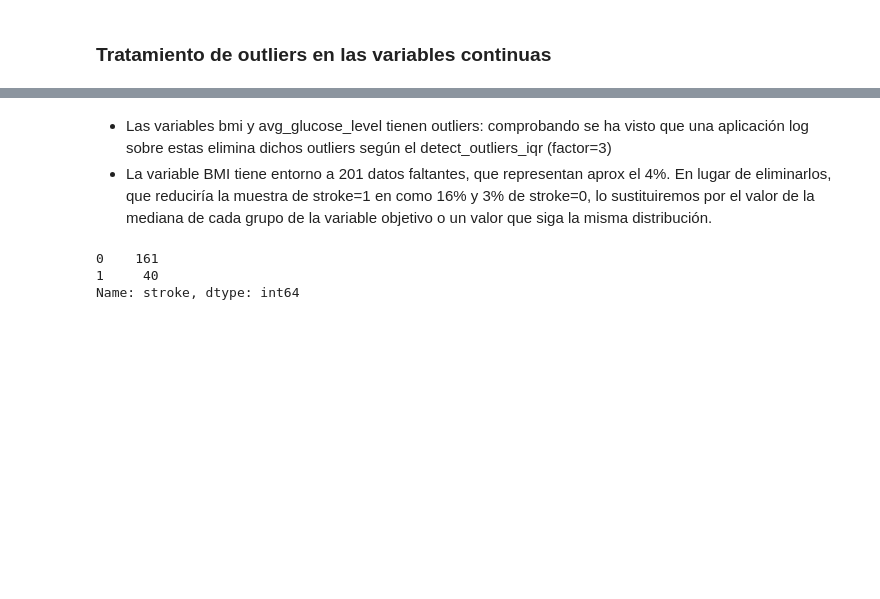
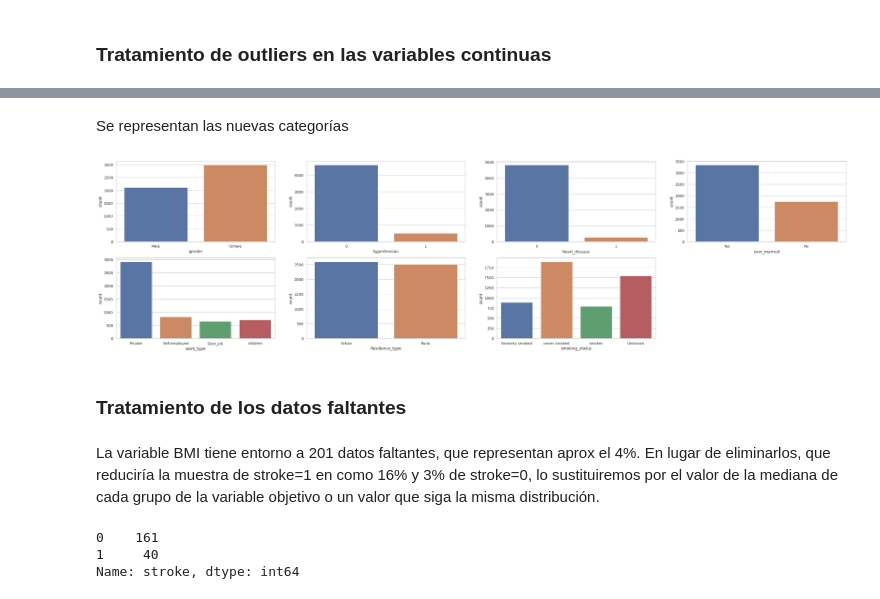
Before and after one commit to sumitkumarjethani/Stroke-Prediction, a Jupyter notebook: exploratory-data-analysis.ipynb, the cells around one changed output, grey strips where cells are left out. Saved outputs shown, nothing was run; the diff lists cells and outputs as text; code cells hidden in the pictures; blank space fills up the shorter version.

```diff
--- a/exploratory-data-analysis.ipynb
+++ b/exploratory-data-analysis.ipynb
@@ -262,0 +301,7 @@ KruskalResult(statistic=15.087653240803583, pvalue=0.00010263237377217099)
+# %%
+categorical_vars = ['gender', 'hypertension', 'heart_disease', 'ever_married', 'work_type', 'Residence_type', 'smoking_status']
+# %%
+for var in categorical_vars:
+    print("VARIABLE", var)
+    print(stroke_df[var].value_counts())
+    print("-"*100)
@@ -262,0 +328,3 @@ KruskalResult(statistic=15.087653240803583, pvalue=0.00010263237377217099)
+# %%
+stroke_df = stroke_df[stroke_df.gender != 'Other'].reset_index(drop=True)
+stroke_df.shape
@@ -263,4 +367,17 @@ KruskalResult(statistic=15.087653240803583, pvalue=0.00010263237377217099)
+# %%
+stroke_df.work_type.replace('Never_worked', 'children', inplace=True)
+# %% [markdown]
+Se representan las nuevas categorías
+# %%
+fig, axes = plt.subplots(nrows=2, ncols=4, figsize=(40, 10))
+fig.delaxes(axes[1,3])
+
+for n, var in enumerate(categorical_vars):
+    sns.countplot(data = stroke_df, x=var, ax=axes[n//4][n%4])
+# %% [output]
+[figure, added]
+# %% [markdown]
+### Tratamiento de los datos faltantes
 # %% [markdown]
-- Las variables bmi y avg_glucose_level tienen outliers: comprobando se ha visto que una aplicación log sobre estas elimina dichos outliers según el detect_outliers_iqr (factor=3)
-- La variable BMI tiene entorno a 201 datos faltantes, que representan aprox el 4%. En lugar de eliminarlos, que reduciría la muestra de stroke=1 en como 16% y 3% de stroke=0, lo sustituiremos por el valor de la mediana de cada grupo de la variable objetivo o un valor que siga la misma distribución.
+La variable BMI tiene entorno a 201 datos faltantes, que representan aprox el 4%. En lugar de eliminarlos, que reduciría la muestra de stroke=1 en como 16% y 3% de stroke=0, lo sustituiremos por el valor de la mediana de cada grupo de la variable objetivo o un valor que siga la misma distribución.
 # %%
```
Also changed, not shown: parts of 15 cells of this notebook.
